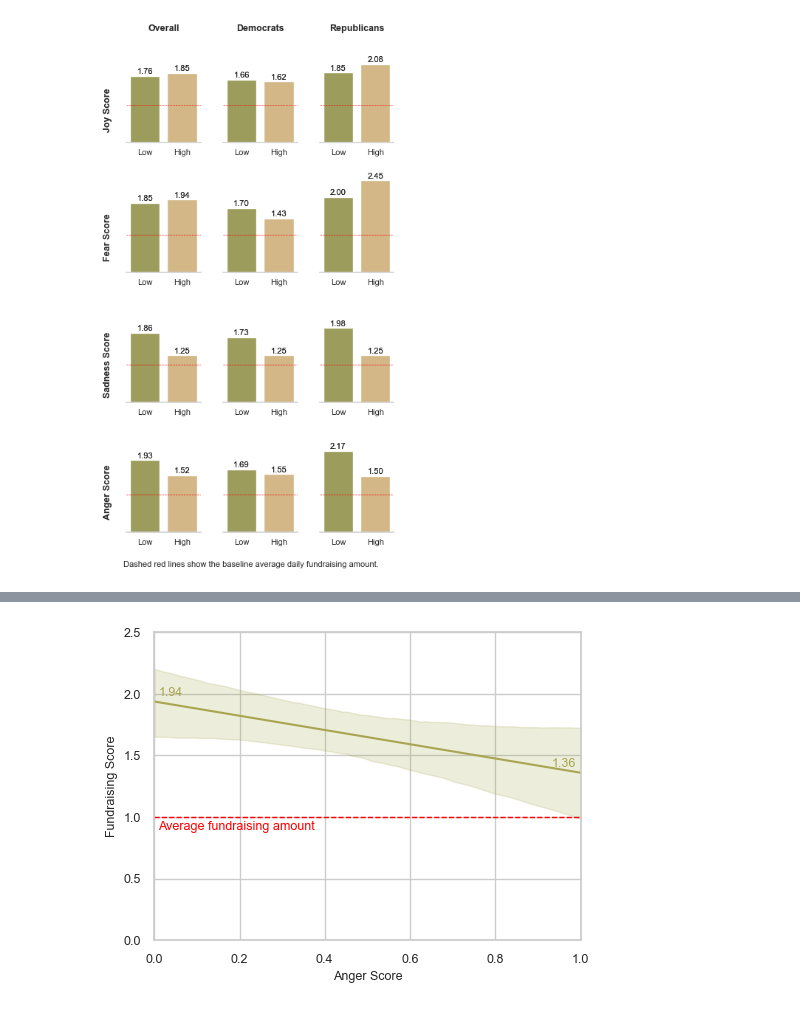
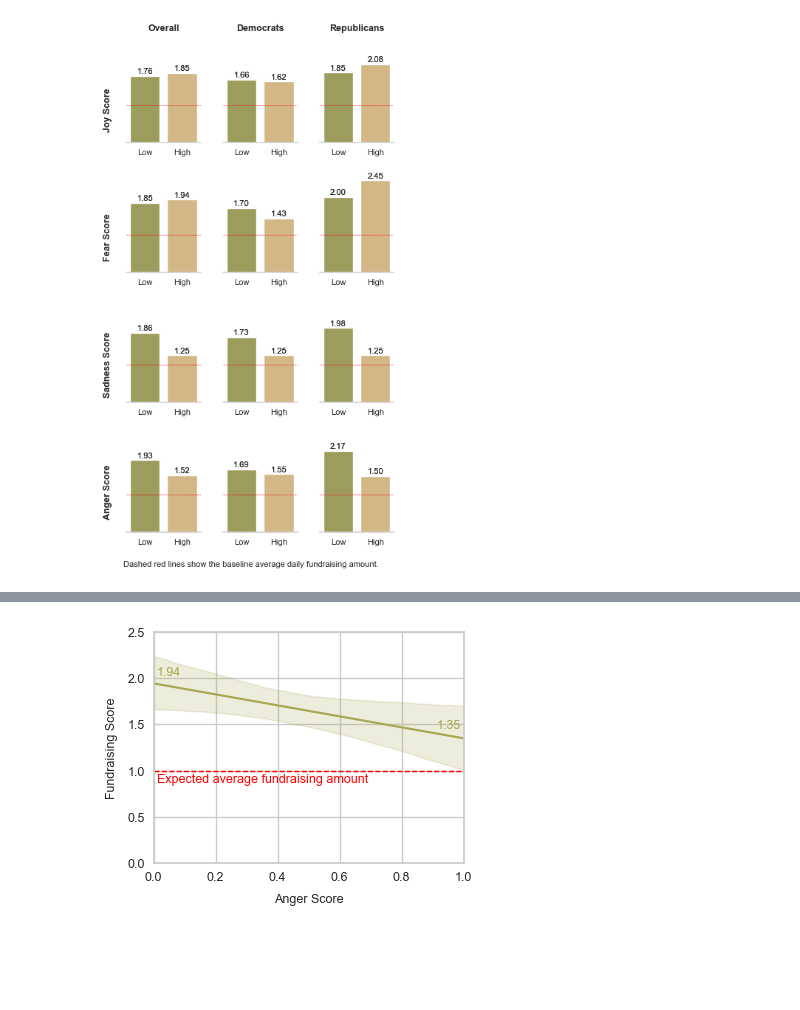
Before and after one commit to marobinette/cfd-project-ds1, a Jupyter notebook: notebooks/Matched_Politicians_EDA.ipynb, the cells around one changed output, grey strips where cells are left out. Drawn from its saved outputs; the diff is of its cells as text; code cells hidden in the pictures; blank space fills up the shorter version.

```diff
--- a/notebooks/Matched_Politicians_EDA.ipynb
+++ b/notebooks/Matched_Politicians_EDA.ipynb
@@ -2010,7 +1914,7 @@ x_min = 0
 x_max = 1
 y_min = 0
 y_max = 2.5
-label_offset = 0.02
+label_offset = 0.05
 
 # Keep only positive month_daily_amount_score values
 df = joined_score_df[joined_score_df['month_daily_amount_score'] > 0].copy()
@@ -2031,7 +1935,8 @@ binned_means['anger_bin_mid'] = binned_means['anger_bin'].apply(lambda x: x.mid)
 # -----------------------------
 # DRAW PLOT
 # -----------------------------
-plt.figure(figsize=(5.5, 4))
+# plt.figure(figsize=(4,3))
+fig, ax = plt.subplots(figsize=(4,3))
 
 # Plot regression line
 # plt.plot(x_vals, y_vals, color=breakdown_color1)
@@ -2074,41 +1979,43 @@ y_upper = np.percentile(y_boot, 97.5, axis=0)
 # Plot regression line
 plt.plot(x_vals, y_vals, color=breakdown_color1)
 
 # Fill confidence interval
 plt.fill_between(x_vals, y_lower, y_upper, color=breakdown_color1, alpha=0.2)
 
 # Axis labels
-plt.xlabel('Anger Score', fontsize=axis_labelsize)
-plt.ylabel('Fundraising Score', fontsize=axis_labelsize)
+plt.xlabel('Anger Score', fontsize=axis_labelsize, labelpad=7)
+plt.ylabel('Fundraising Score', fontsize=axis_labelsize, labelpad=7)
 
 # Set tick label font size
-plt.xticks(fontsize=axis_labelsize)
-plt.yticks(fontsize=axis_labelsize)
+ax.set_xticks(ax.get_xticks())  # keeps the existing ticks
+ax.set_yticks(ax.get_yticks())
+ax.tick_params(axis='x', labelsize=axis_labelsize, pad=0)
+ax.tick_params(axis='y', labelsize=axis_labelsize, pad=0)
 
 # Add data labels at endpoints
 plt.text(x_vals[0] + 0.01, y_vals[0] + label_offset, f"{y_vals[0]:.2f}",
          fontsize=axis_labelsize, va='bottom', ha='left', color=breakdown_color1)
-plt.text(x_vals[-1] - 0.01, y_vals[-1] + label_offset, f"{y_vals[-1]:.2f}",
+plt.text(x_vals[-1] - 0.01, y_vals[-1] + label_offset + 0.02, f"{y_vals[-1]:.2f}",
          fontsize=axis_labelsize, va='bottom', ha='right', color=breakdown_color1)
 
 # Draw horizontal reference line at y=1.0
 plt.axhline(y=1.0, color='red', linestyle='--', linewidth=1)
 
 # Add label just below the line, aligned to the left
-plt.text(x_min + 0.01, 1.0 - 0.03, "Average fundraising amount",
+plt.text(x_min + 0.01, 1.0 - 0.03, "Expected average fundraising amount",
          color='red', fontsize=axis_labelsize, va='top', ha='left')
 
 # Add caption below the plot
-g.fig.text(
-    0.005,
-    -0.04,
-    "Caption",
+plt.figtext(
+    0.07,
+    -0.1,
+    "", # Caption text
     ha='left',
     va='bottom',
     fontsize=caption_size,
     color='#222222'
 )
 
 plt.show()
 # %% [output]
-[figure, old version]
+[figure, new version]
```
Also changed, not shown: parts of 2 cells of this notebook.
